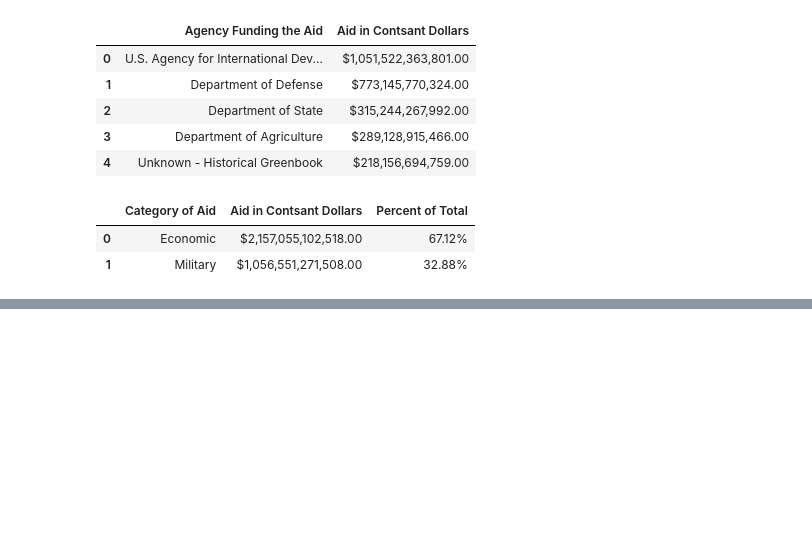
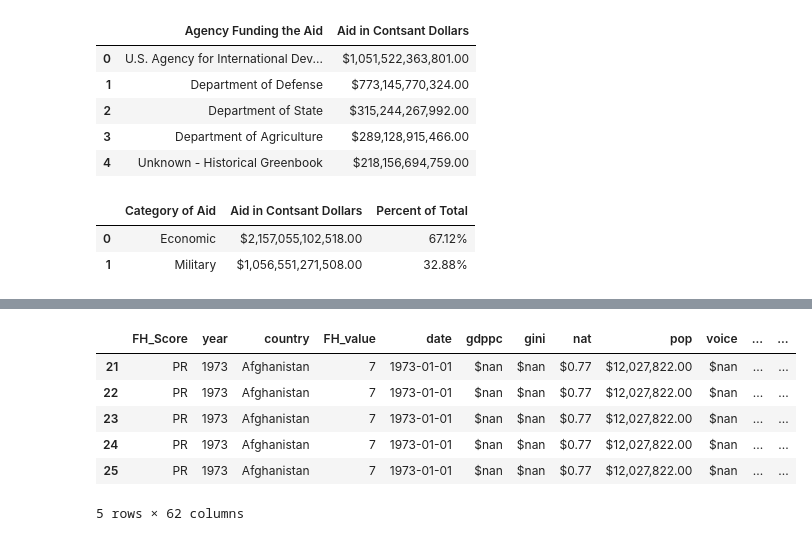
Before and after one commit to alexjhe/Python_Class_Final_Project, a Jupyter notebook: Python_Project_2_Exploratory_Notebook.ipynb, the cells around one changed output, grey strips where cells are left out. Saved outputs shown, nothing was run; the diff lists cells and outputs as text; code cells hidden in the pictures; blank space fills up the shorter version.

```diff
--- a/Python_Project_2_Exploratory_Notebook.ipynb
+++ b/Python_Project_2_Exploratory_Notebook.ipynb
@@ -353,0 +421,41 @@ reduced_sums.plot()
+# %%
+
+#def update_xlabels(ax):
+#    xlabels = [format(label, ',.0f') for label in ax.get_xticks()]
+#    ax.set_xticklabels(xlabels)
+
+#update_xlabels(ax)
+#update_xlabels(ax2)
+
+Y_filt = fhfawb_pickle_df[(fhfawb_pickle_df.year > 1972) ]
+s_dac_cat= Y_filt \
+.groupby(['dac_sector_name'])[['constant_amount','FH_value']].sum() \
+.constant_amount.sort_values(ascending=False)
+s_dac_cat.head(10)
+
+Y_filt_df = pd.DataFrame(Y_filt)
+Y_filt_df.head()
+
+
+#s_agency_rank = df_agency_cat.rank(ascending=False).astype(int)
+#s_agency_rank = df_agency_cat.rank(ascending=False).astype(int)
+
+#fhfawb_pickle_df
+
+#top_agency = pd.DataFrame(s_agency_rank)
+
+#top_agency['agency'] = s_agency_cat
+
+#top_agency = top_agency.reset_index() \
+#.rename(columns={'constant_amount':'rank', 'implementing_agency_acronym': 'agency', 'agency':'constant_amount'}) \
+#.set_index('rank')
+
+#top_agency.head(10)
+# %% [output]
+|  | FH_Score | year | country | FH_value | date | gdppc | gini | nat | pop | voice | ... | ... |
+| 21 | PR | 1973 | Afghanistan | 7 | 1973-01-01 | $nan | $nan | $0.77 | $12,027,822.00 | $nan | ... | ... |
+| 22 | PR | 1973 | Afghanistan | 7 | 1973-01-01 | $nan | $nan | $0.77 | $12,027,822.00 | $nan | ... | ... |
+| 23 | PR | 1973 | Afghanistan | 7 | 1973-01-01 | $nan | $nan | $0.77 | $12,027,822.00 | $nan | ... | ... |
+| 24 | PR | 1973 | Afghanistan | 7 | 1973-01-01 | $nan | $nan | $0.77 | $12,027,822.00 | $nan | ... | ... |
+| 25 | PR | 1973 | Afghanistan | 7 | 1973-01-01 | $nan | $nan | $0.77 | $12,027,822.00 | $nan | ... | ... |
+5 rows × 62 columns
```
Also changed, not shown: parts of 7 cells of this notebook.
